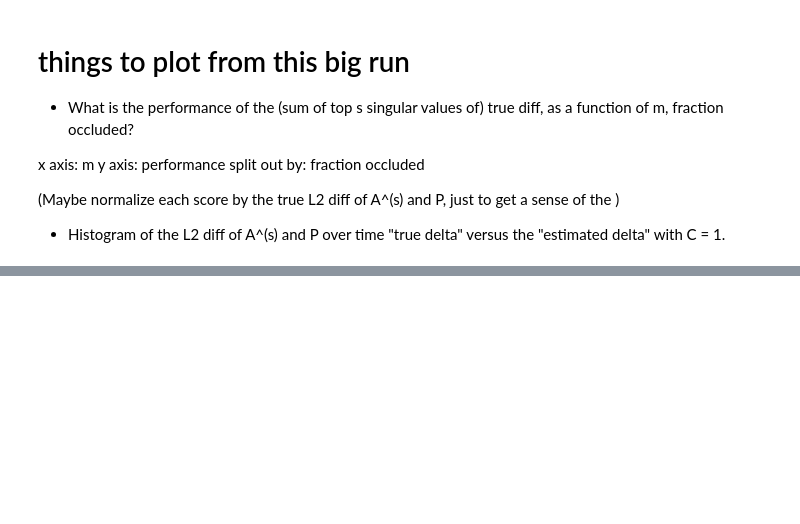
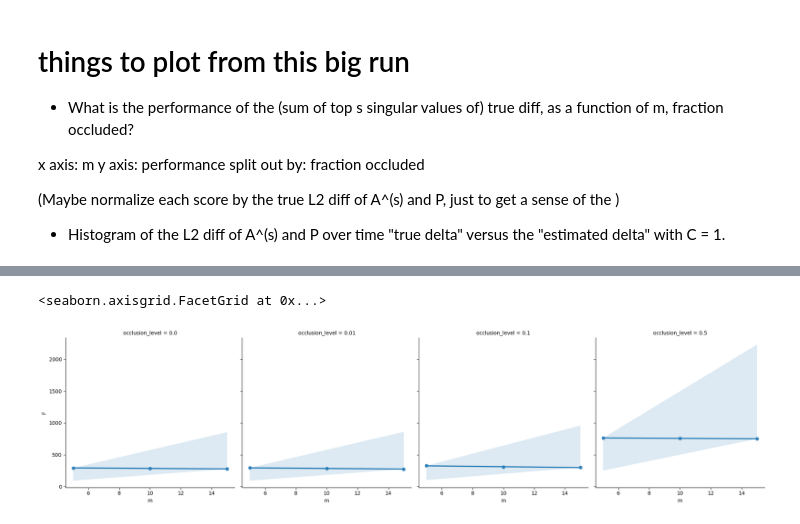
Before and after one commit to akhiljalan/cellag-misc, a Jupyter notebook: ppi-2-faster-iter.ipynb, the cells around one changed output, grey strips where cells are left out. Cells and saved outputs as stored; diff of their text form; code cells hidden in the pictures; blank space fills up the shorter version.

```diff
--- a/ppi-2-faster-iter.ipynb
+++ b/ppi-2-faster-iter.ipynb
@@ -497,0 +703,17 @@ split out by: fraction occluded
+# %%
+singular_values_section = False
+singular_values = []
+for line in lines:
+    if "Top 20 validation diff singular values" in line:
+        singular_values_section = True
+        continue
+    elif singular_values_section and "]" not in line:
+        singular_values.extend([float(val) for val in line.strip().split()])
+    elif singular_values_section and "]" in line:
+        singular_values_section = False
+        singular_values.extend([float(val) for val in line[:line.index("]")].strip().split()])
+        df = pd.DataFrame(test_data, columns=["Epoch", "Iteration", "Loss", "Accuracy", "Top1_accuracy", "Top5_accuracy", "Singular_values"])
+        df["Singular_values"] = df["Singular_values"].apply(lambda x: np.array(x) if isinstance(x, list) else np.array(singular_values))
+        data_frames.append(df)
+        test_data = []
+        singular_values = []
@@ -497,0 +1003,5 @@ split out by: fraction occluded
+# %%
+sns.lmplot(x = 'm', y ='F', data=df[df['delta_scaling'] == 0.0], col='occlusion_level')
+# %% [output]
+<seaborn.axisgrid.FacetGrid at 0x...>
+[figure, added]
```
Also changed, not shown: parts of 48 cells of this notebook, 9 other files.
